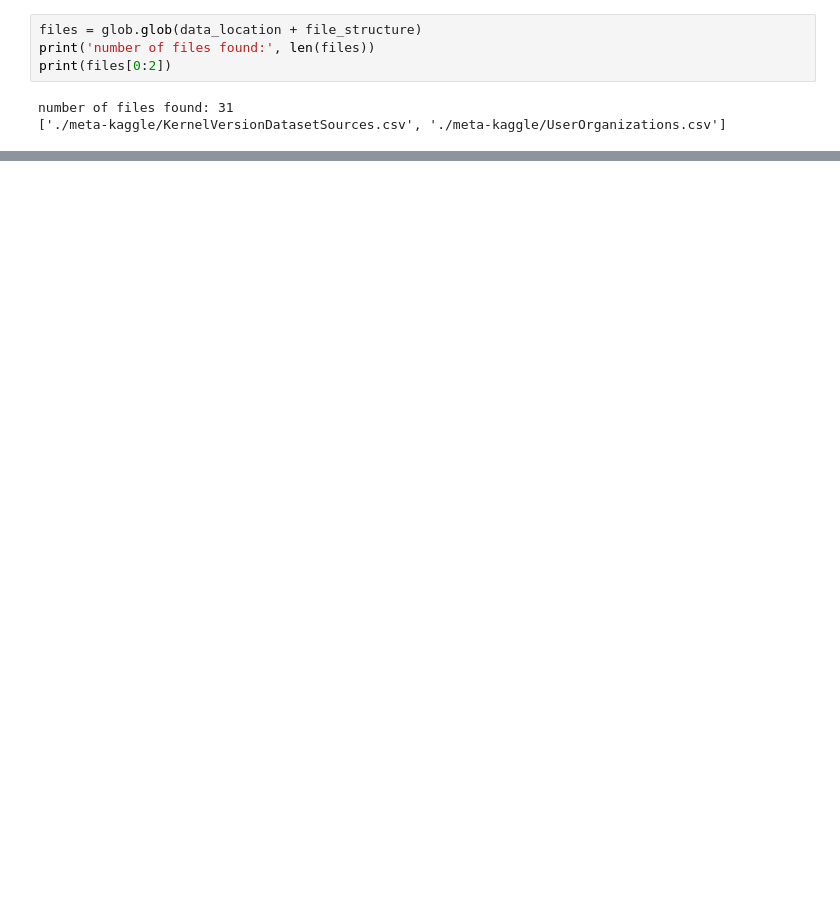
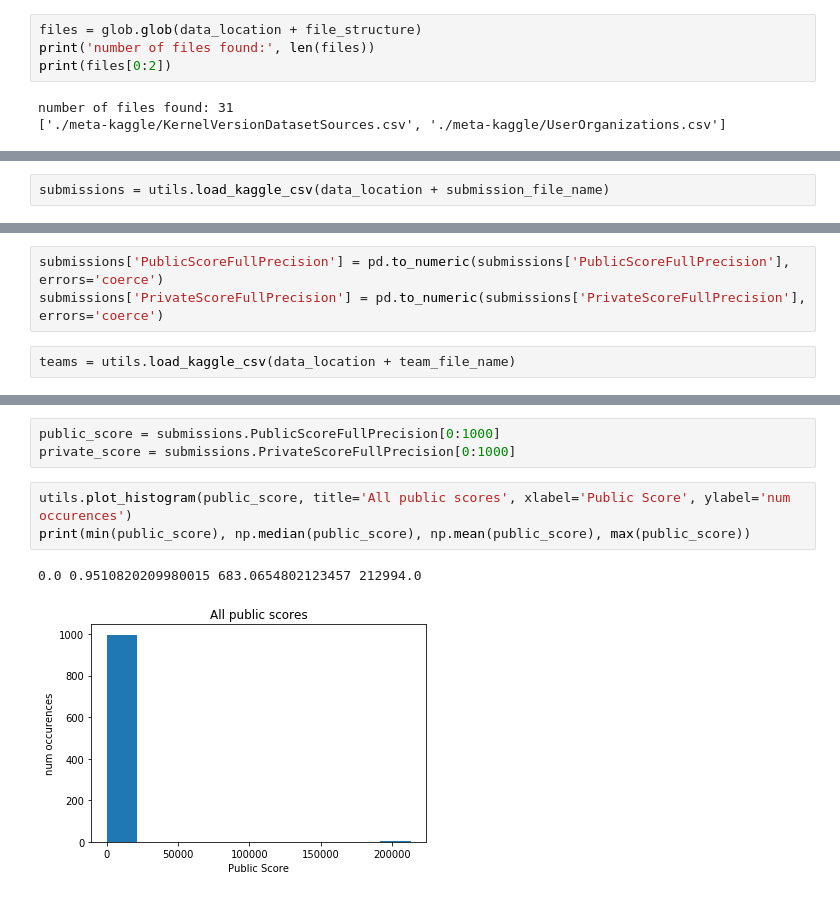
Before and after one commit to laseaman/introduction_to_meta_kaggle, a Jupyter notebook: explore_metakaggle_data.ipynb, the cells around one changed output, grey strips where cells are left out. Cells and saved outputs as stored; diff of their text form; blank space fills up the shorter version.

```diff
--- a/explore_metakaggle_data.ipynb
+++ b/explore_metakaggle_data.ipynb
@@ -47,0 +33,2 @@ KeyError: 'KernelVersionId'
+# %%
+submissions = utils.load_kaggle_csv(data_location + submission_file_name)
@@ -47,0 +42,5 @@ KeyError: 'KernelVersionId'
+# %%
+submissions['PublicScoreFullPrecision'] = pd.to_numeric(submissions['PublicScoreFullPrecision'], errors='coerce')
+submissions['PrivateScoreFullPrecision'] = pd.to_numeric(submissions['PrivateScoreFullPrecision'], errors='coerce')
+# %%
+teams = utils.load_kaggle_csv(data_location + team_file_name)
@@ -47,0 +68,9 @@ KeyError: 'KernelVersionId'
+# %%
+public_score = submissions.PublicScoreFullPrecision[0:1000]
+private_score = submissions.PrivateScoreFullPrecision[0:1000]
+# %%
+utils.plot_histogram(public_score, title='All public scores', xlabel='Public Score', ylabel='num occurences')
+print(min(public_score), np.median(public_score), np.mean(public_score), max(public_score))
+# %% [output]
+0.0 0.9510820209980015 683.0654802123457 212994.0
+[figure, added]
```
Also changed, not shown: parts of 27 cells of this notebook, 4 other files.
